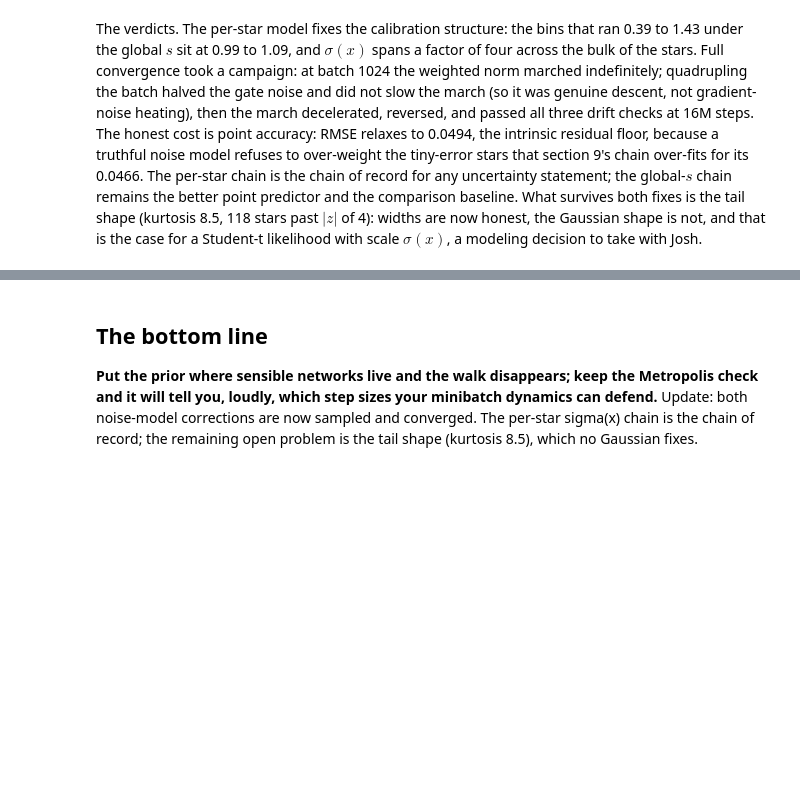
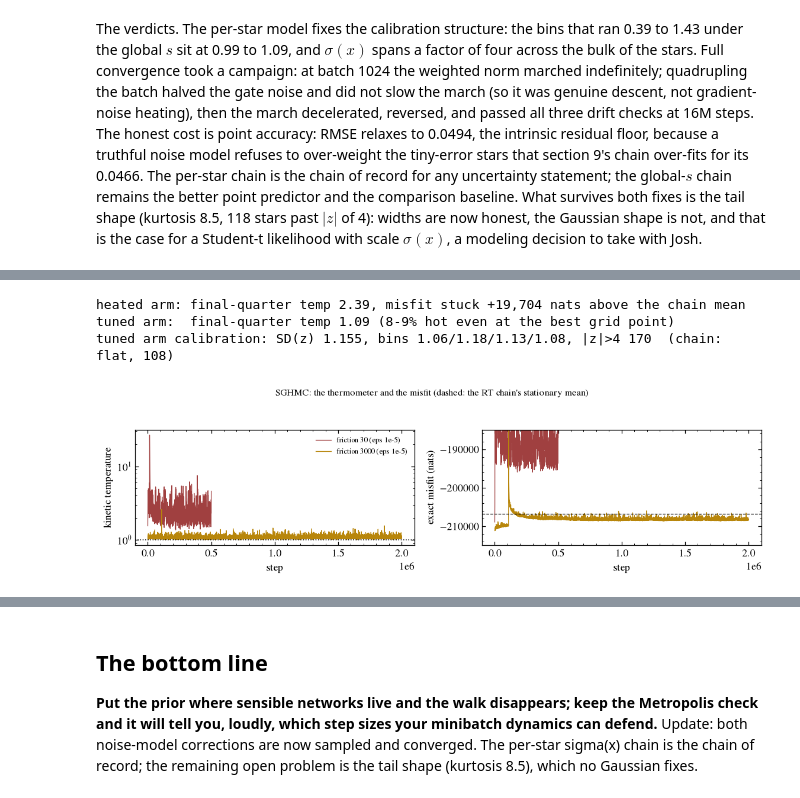
Before and after one commit to YasirAlsugair/ray-tracing-sampler-experiments, a Jupyter notebook: exp7_gaia_posterior.ipynb, the cells around one changed output, grey strips where cells are left out. Cells and saved outputs as stored; diff of their text form; code cells hidden in the pictures; blank space fills up the shorter version.

```diff
--- a/exp7_gaia_posterior.ipynb
+++ b/exp7_gaia_posterior.ipynb
@@ -881,0 +941,44 @@ to take with Josh.
+# %%
+hot = np.load(TAB / "exp7sg_fr30_pack.npz")
+cold = np.load(TAB / "exp7sg_fr3000_pack.npz")
+
+fig, axes = plt.subplots(1, 2, figsize=(10, 2.8))
+for d, lab, col in ((hot, "friction 30 (eps 1e-5)", "#a04040"),
+                    (cold, "friction 3000 (eps 1e-5)", ACCENT)):
+    axes[0].plot(d["steps"], d["temp"], lw=0.8, color=col, label=lab)
+    axes[1].plot(d["steps"], d["misfit"], lw=0.8, color=col)
+axes[0].axhline(1.0, color=DARK, ls=":", lw=1)
+axes[0].set_yscale("log"); axes[0].set_ylabel("kinetic temperature")
+axes[0].set_xlabel("step"); axes[0].legend(fontsize=8)
+axes[1].axhline(-206766, color=DARK, ls="--", lw=0.8)
+axes[1].set_ylabel("exact misfit (nats)"); axes[1].set_xlabel("step")
+axes[1].set_ylim(-215000, -185000)
+fig.suptitle("SGHMC: the thermometer and the misfit (dashed: the RT chain's "
+             "stationary mean)", fontsize=10, y=1.03)
+fig.tight_layout()
+
+q = len(cold["temp"]) * 3 // 4
+model_sg = hetero.make_model()
+mus_sg, sig2_sg = [], []
+with torch.no_grad():
+    Xt = torch.tensor(test_Xs, device=hetero.DEV)
+    for st in cold["members"]:
+        hetero.load_flat(model_sg, st)
+        mu, r = model_sg.mu_r(Xt)
+        mus_sg.append(mu.cpu().numpy())
+        sig2_sg.append(np.exp(2 * (-3.0 + r.cpu().numpy())))
+mus_sg, sig2_sg = np.array(mus_sg), np.array(sig2_sg)
+z_sg = (test_y - mus_sg.mean(0)) / np.sqrt(
+    test_e**2 + sig2_sg.mean(0) + mus_sg.var(0))
+print(f"heated arm: final-quarter temp {hot['temp'][len(hot['temp'])*3//4:].mean():.2f}, "
+      f"misfit stuck {hot['misfit'][-1] - (-206766):+,.0f} nats above the chain mean")
+print(f"tuned arm:  final-quarter temp {cold['temp'][q:].mean():.2f} "
+      f"(8-9% hot even at the best grid point)")
+print(f"tuned arm calibration: SD(z) {z_sg.std():.3f}, "
+      f"bins {'/'.join(f'{b:.2f}' for b in binstds(z_sg))}, "
+      f"|z|>4 {int((np.abs(z_sg) > 4).sum())}  (chain: flat, 108)")
+# %% [output]
+heated arm: final-quarter temp 2.39, misfit stuck +19,704 nats above the chain mean
+tuned arm:  final-quarter temp 1.09 (8-9% hot even at the best grid point)
+tuned arm calibration: SD(z) 1.155, bins 1.06/1.18/1.13/1.08, |z|>4 170  (chain: flat, 108)
+[figure, added]
```
Also changed, not shown: parts of 6 cells of this notebook.
